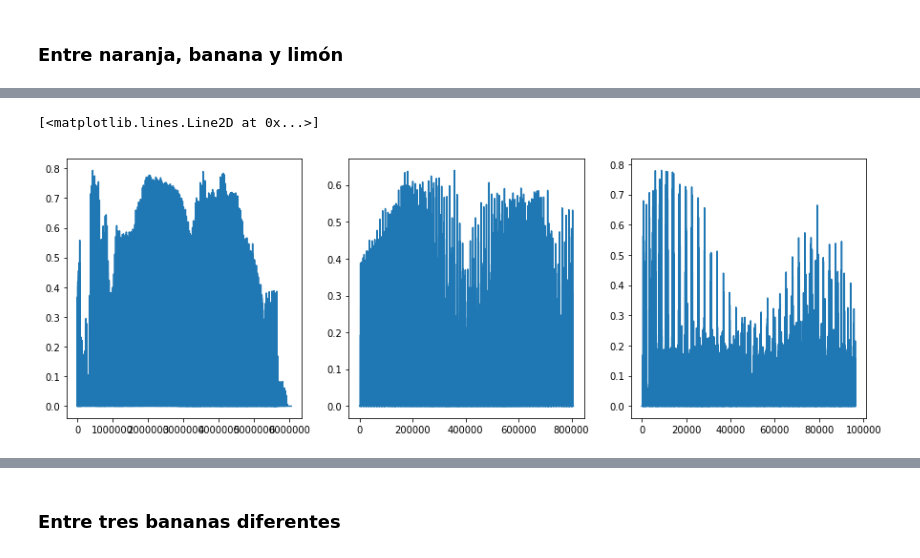
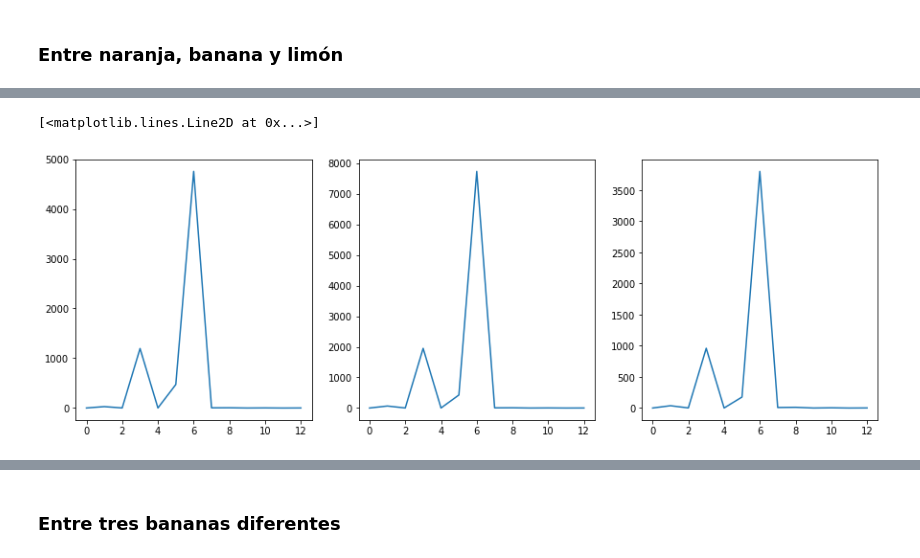
Before and after one commit to gonzafernan/fruit-classifier, a Jupyter notebook: 05-data.ipynb, the cells around one changed output, grey strips where cells are left out. Cells and saved outputs as stored; diff of their text form; code cells hidden in the pictures.

```diff
--- a/05-data.ipynb
+++ b/05-data.ipynb
@@ -28,7 +28,8 @@ def img2grey(image, mode='sk'):
     return gray
 
 def normSize(image, size=(tuple((400, 300)))):
-    cv2.resize(image, size)
+    image = cv2.resize(image, size)
+    return image
 # %% [markdown]
 * Filtración:
 # %%
@@ -171,0 +146,22 @@ ax2.imshow(oc)
+# %%
+l4 = lemon[4]
+l4 = normSize(l4)
+l4 = img2grey(l, mode='cv')
+
+b4 = banana[4]
+b4 = normSize(b4)
+b4 = img2grey(b4, mode='cv')
+
+o4 = orange[4]
+o4 = normSize(o4)
+o4 = img2grey(o4, mode='cv')
+
+lc = imgEdge(l4)
+bc = imgEdge(b4)
+oc = imgEdge(o4)
+
+f, (ax0, ax1, ax2) = plt.subplots(1, 3, figsize=(15, 15))
+
+ax0.imshow(bc)
+ax1.imshow(lc)
+ax2.imshow(oc)
@@ -172,13 +171,13 @@ ax2.imshow(oc)
 # %%
-banana_feat = hog(bc).ravel()
-lemon_feat = hog(lc).ravel()
-orange_feat = hog(oc).ravel()
+b_fht = haralick(b4)
+l_fht = haralick(l4)
+o_fht = haralick(o4)
 
 f, (ax0, ax1, ax2) = plt.subplots(1, 3, figsize=(15, 5))
 
-ax0.plot(banana_feat)
-ax1.plot(lemon_feat)
-ax2.plot(orange_feat)
+ax0.plot(b_fht)
+ax1.plot(l_fht)
+ax2.plot(o_fht)
 # %% [output]
 [<matplotlib.lines.Line2D at 0x...>]
-[figure, old version]
+[figure, new version]
```
Also changed, not shown: parts of 14 cells of this notebook, 11 other files.
